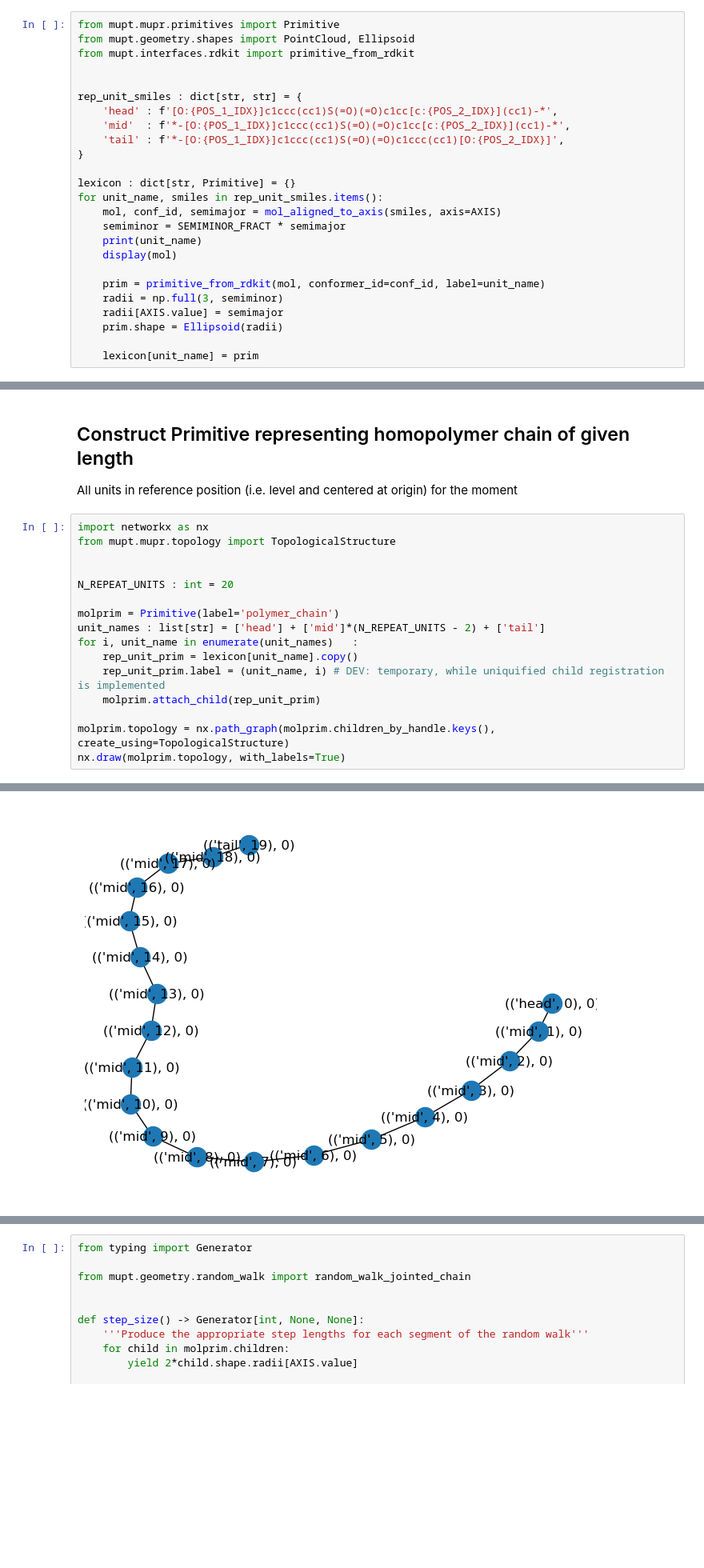
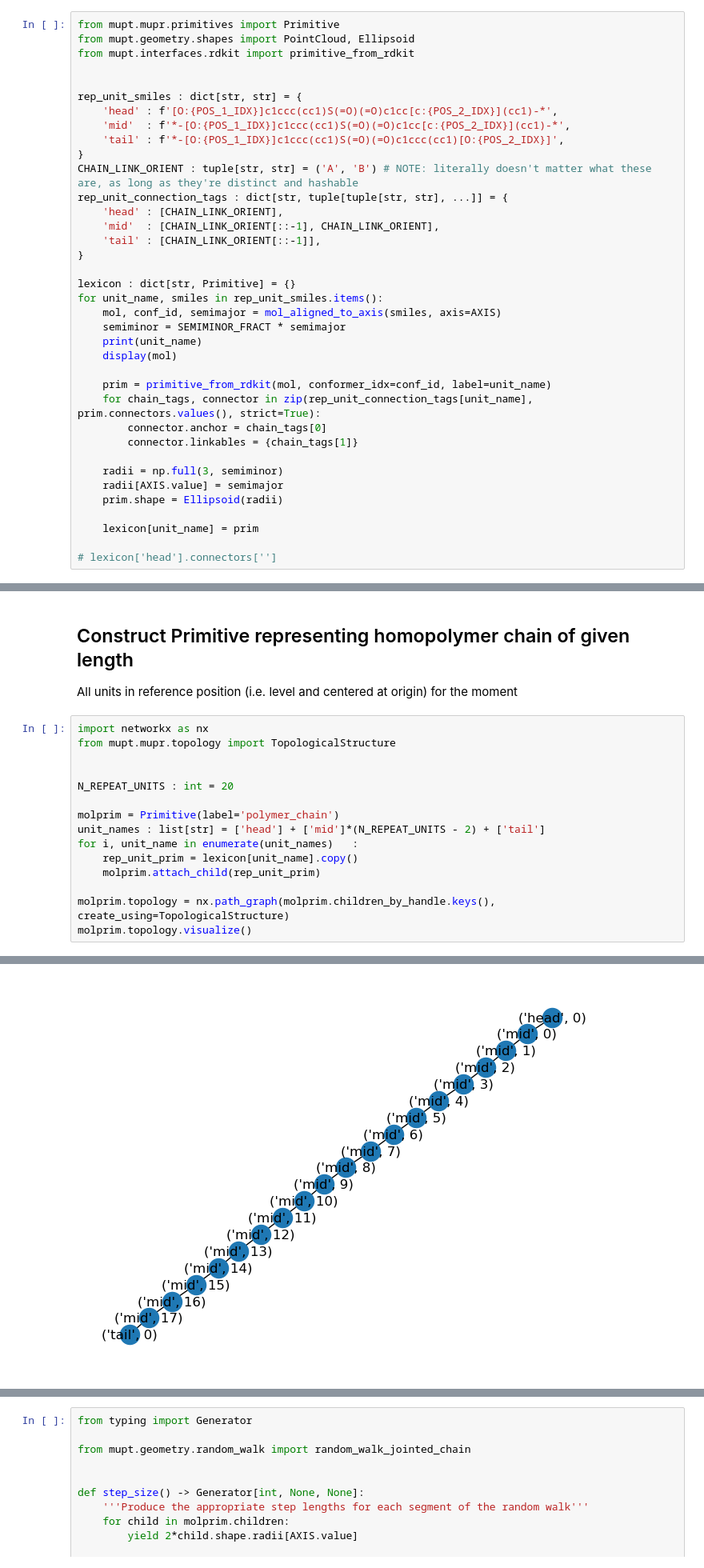
Before and after one commit to StephMcCallum/mupt-examples, a Jupyter notebook: ellipsoidal_chain_placement.ipynb, the cells around one changed output, grey strips where cells are left out. Shown: that part at 80% size. Drawn from its saved outputs; the diff is of its cells as text; blank space fills up the shorter version.

Commit message:
Updated example to include topology auto-connection and specificity for fragment-level Connectors

```diff
--- a/ellipsoidal_chain_placement.ipynb
+++ b/ellipsoidal_chain_placement.ipynb
@@ -71,6 +71,12 @@ rep_unit_smiles : dict[str, str] = {
     'mid'  : f'*-[O:{POS_1_IDX}]c1ccc(cc1)S(=O)(=O)c1cc[c:{POS_2_IDX}](cc1)-*',
     'tail' : f'*-[O:{POS_1_IDX}]c1ccc(cc1)S(=O)(=O)c1ccc(cc1)[O:{POS_2_IDX}]',
 }
+CHAIN_LINK_ORIENT : tuple[str, str] = ('A', 'B') # NOTE: literally doesn't matter what these are, as long as they're distinct and hashable
+rep_unit_connection_tags : dict[str, tuple[tuple[str, str], ...]] = {
+    'head' : [CHAIN_LINK_ORIENT],
+    'mid'  : [CHAIN_LINK_ORIENT[::-1], CHAIN_LINK_ORIENT],
+    'tail' : [CHAIN_LINK_ORIENT[::-1]],
+}
 
 lexicon : dict[str, Primitive] = {}
 for unit_name, smiles in rep_unit_smiles.items():
@@ -79,11 +85,17 @@ for unit_name, smiles in rep_unit_smiles.items():
     print(unit_name)
     display(mol)
 
-    prim = primitive_from_rdkit(mol, conformer_id=conf_id, label=unit_name)
+    prim = primitive_from_rdkit(mol, conformer_idx=conf_id, label=unit_name)
+    for chain_tags, connector in zip(rep_unit_connection_tags[unit_name], prim.connectors.values(), strict=True):
+        connector.anchor = chain_tags[0]
+        connector.linkables = {chain_tags[1]}
+
     radii = np.full(3, semiminor)
     radii[AXIS.value] = semimajor
     prim.shape = Ellipsoid(radii)
 
     lexicon[unit_name] = prim
+
+# lexicon['head'].connectors['']
 # %% [output]
 head
@@ -110,9 +122,8 @@ molprim = Primitive(label='polymer_chain')
 unit_names : list[str] = ['head'] + ['mid']*(N_REPEAT_UNITS - 2) + ['tail']
 for i, unit_name in enumerate(unit_names)   :
     rep_unit_prim = lexicon[unit_name].copy()
-    rep_unit_prim.label = (unit_name, i) # DEV: temporary, while uniquified child registration is implemented
     molprim.attach_child(rep_unit_prim)
 
 molprim.topology = nx.path_graph(molprim.children_by_handle.keys(), create_using=TopologicalStructure)
-nx.draw(molprim.topology, with_labels=True)
+molprim.topology.visualize()
 # %% [output]
@@ -119,3 +131,3 @@ nx.draw(molprim.topology, with_labels=True)
-[figure, old version]
+[figure, new version]
 # %% [markdown]
 ## Generate and apply centers + orientations for each repeat unit
```
Also changed, not shown: parts of 4 cells of this notebook.
